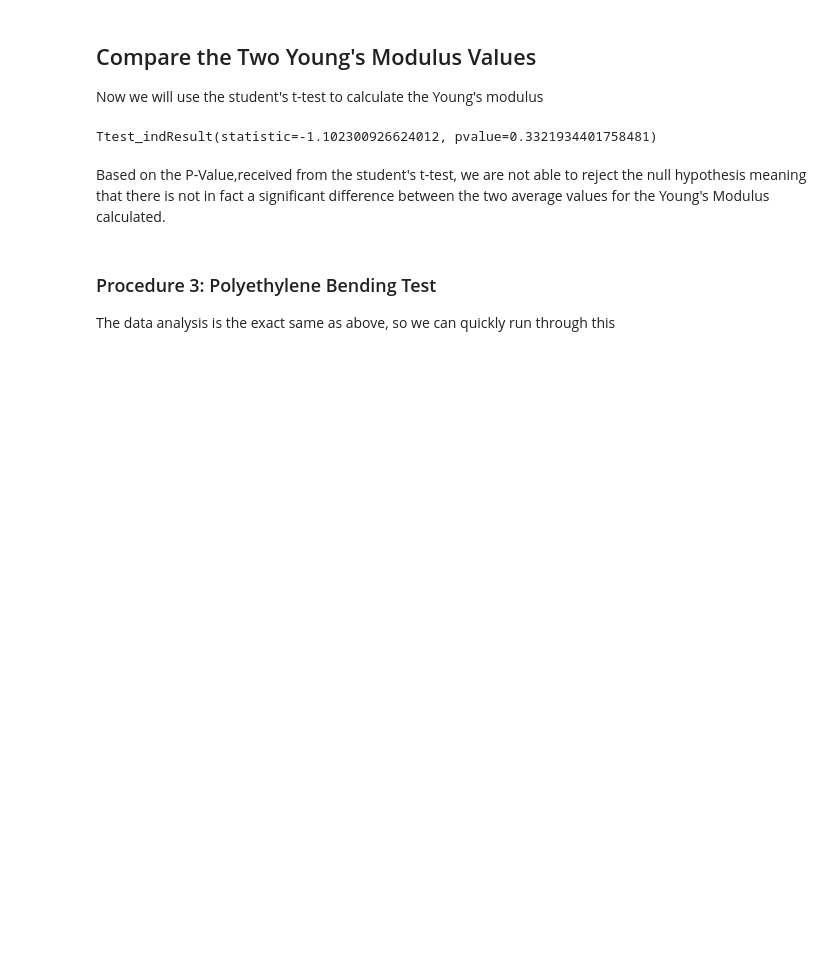
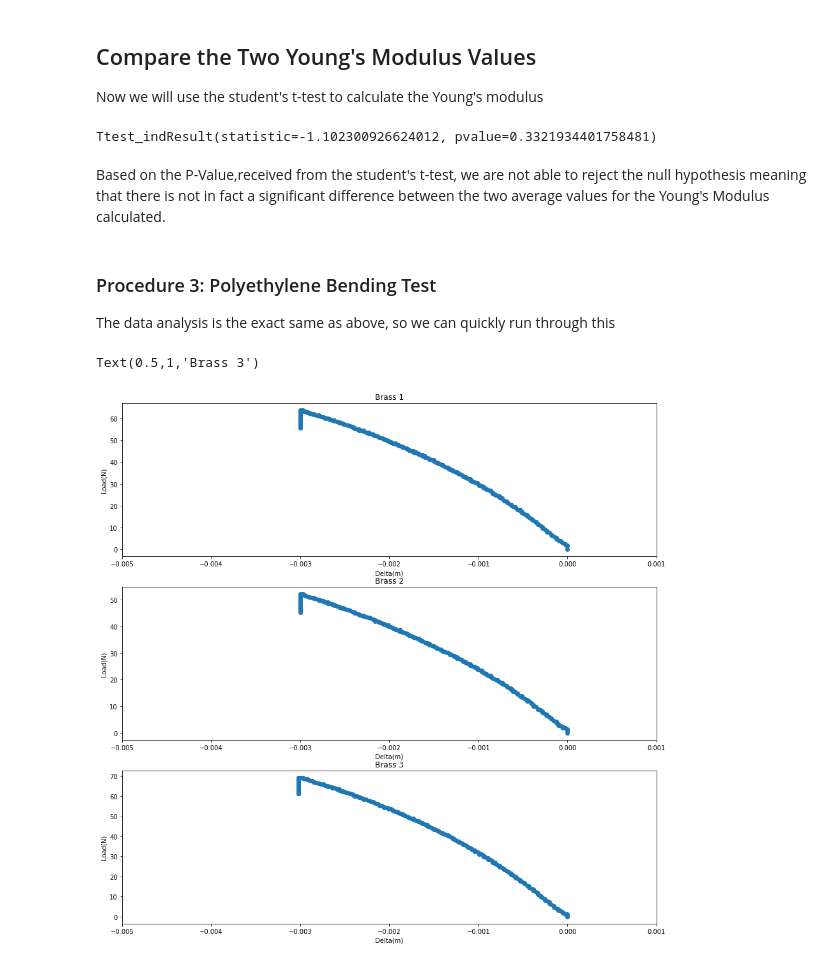
Before and after one commit to adithyas98/BiomechancialTesting, a Jupyter notebook: Biomechanical Testing Data Analysis.ipynb, the cells around one changed output. Saved outputs shown, nothing was run; the diff lists cells and outputs as text; code cells hidden in the pictures; blank space fills up the shorter version.

```diff
--- a/Biomechanical Testing Data Analysis.ipynb
+++ b/Biomechanical Testing Data Analysis.ipynb
@@ -195,0 +195,37 @@ The data analysis is the exact same as above, so we can quickly run through this
+# %%
+#import the data
+procedure3A=[]
+for i in ["A1","A2","A3"]:
+    procedure3A.append(SS(pd.read_csv('./Procedure3/{}.csv'.format(i),nrows=246),loadDeflection=True))
+procedure3B=[]
+for i in ["b1","b2","b3"]:
+    procedure3B.append(SS(pd.read_csv('./Procedure3/{}.csv'.format(i),nrows=246),loadDeflection=True))
+
+#Plot the data to find the cutoff points
+plt.figure(figsize=(15,15))
+plt.subplot(3,1,1)
+x,y=procedure3A[0].getDeltaLoad()
+plt.scatter(x,y)
+plt.xlim(-0.005,0.001)
+plt.ylabel("Load(N)")
+plt.xlabel("Delta(m)")
+plt.title("Brass {}".format(1))
+
+plt.subplot(3,1,2)
+x,y=procedure3A[1].getDeltaLoad()
+plt.scatter(x,y)
+plt.xlim(-0.005,0.001)
+plt.ylabel("Load(N)")
+plt.xlabel("Delta(m)")
+plt.title("Brass {}".format(2))
+
+plt.subplot(3,1,3)
+x,y=procedure3A[2].getDeltaLoad()
+plt.scatter(x,y)
+plt.xlim(-0.005,0.001)
+plt.ylabel("Load(N)")
+plt.xlabel("Delta(m)")
+plt.title("Brass {}".format(3))
+# %% [output]
+Text(0.5,1,'Brass 3')
+[figure, added]
```
Also changed, not shown: parts of 12 cells of this notebook, 6 other files.
